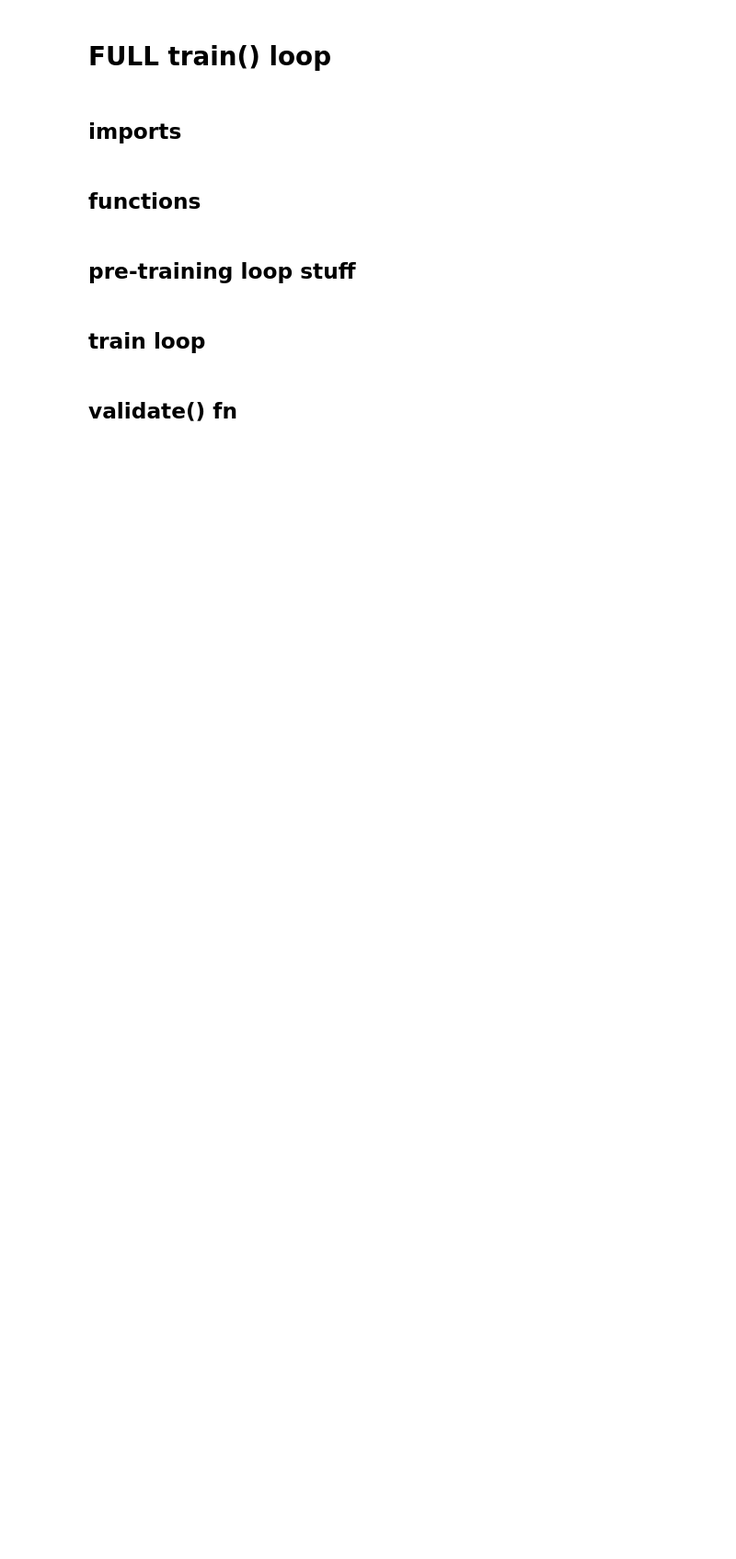
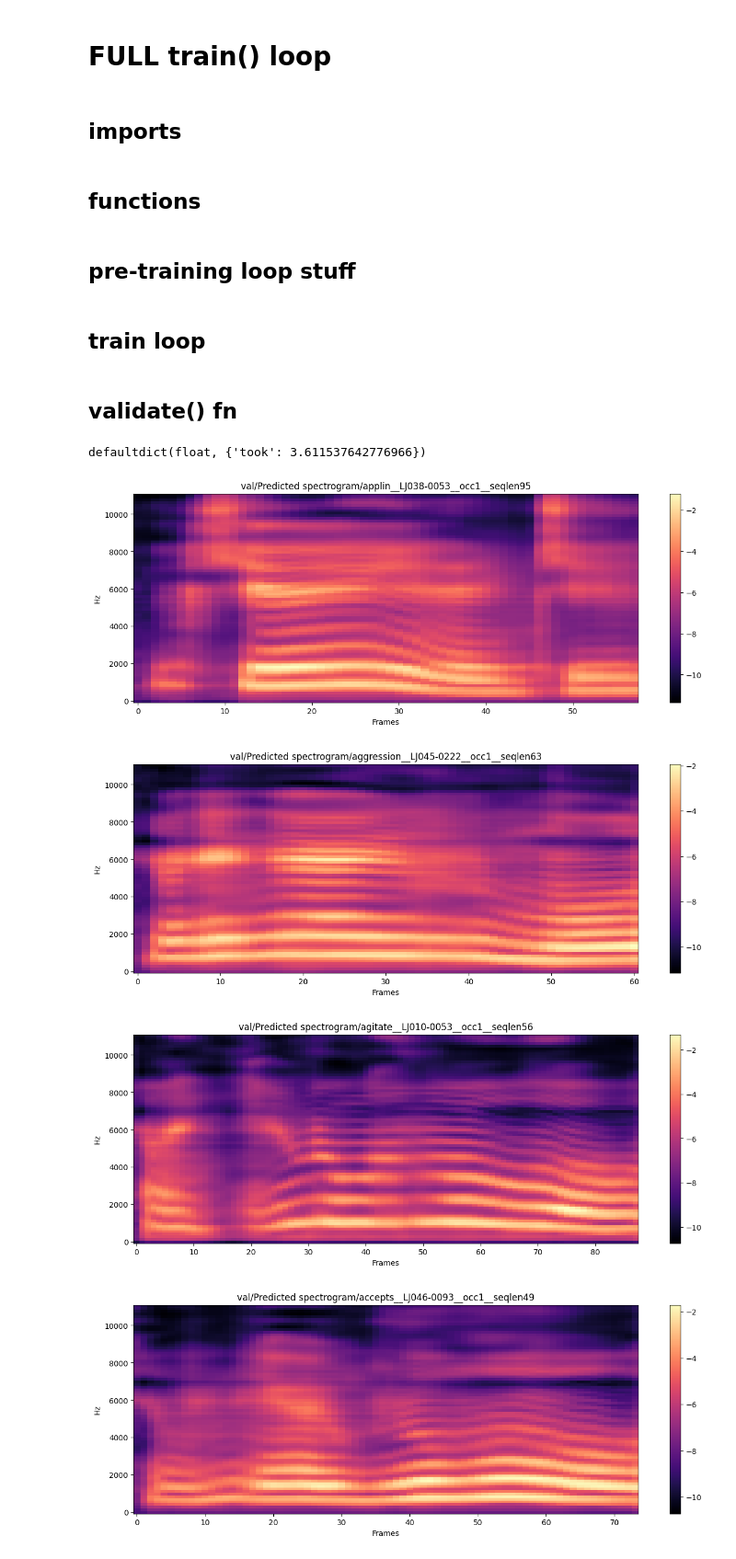
Before and after one commit to jonojace/respeller, a Jupyter notebook: dev_train.ipynb, the cells around one changed output. Shown at 92% size. Drawn from its saved outputs; the diff is of its cells as text; code cells hidden in the pictures; blank space fills up the shorter version.

```diff
--- a/dev_train.ipynb
+++ b/dev_train.ipynb
@@ -432,7 +456,7 @@ class RespellerDataset(torch.utils.data.Dataset):
         return [self.tp.id_to_symbol[id] for id in encoded.tolist()]
 
     @staticmethod
-    def get_seqlen(melfilepath):
+    def get_mel_len(melfilepath):
         return int(melfilepath.split('seqlen')[1].split('.pt')[0])
 
     def __getitem__(self, index):
@@ -798,7 +823,7 @@ for epoch in range(start_epoch, args.epochs + 1):
                              args.warmup_steps)
 
         respeller.zero_grad()
-        quantiser.zero_grad()
+        # quantiser.zero_grad()
 
         x, y = batch_to_gpu(batch) # x: inputs, y: targets
         gt_mel = y["mel_padded"]
@@ -831,7 +856,7 @@ for epoch in range(start_epoch, args.epochs + 1):
         # backpropagation of loss
         loss.backward()
 
-        # log metrics
+        # log metrics to terminal and to wandb
         iter_loss += loss.item()
         iter_time = time.perf_counter() - iter_start_time
         epoch_loss += iter_loss
@@ -844,9 +869,17 @@ for epoch in range(start_epoch, args.epochs + 1):
             iter_loss,
             iter_time,
         )
+
+        wandb.log({"train/train_loss": loss.item()})
         ### Finished Epoch!
 
     epoch_time = time.perf_counter() - epoch_start_time
+
+    wandb.log({
+        "train/epoch": epoch_iter,
+        "train/epoch_time": epoch_time,
+        "train/epoch_loss": epoch_loss / epoch_iter,
+    })
 
     def validate():
         pass
@@ -891,6 +924,8 @@ log_stdout(
 )
 
 validate()
+
+# wandb.finish() # useful in jupyter notebooks
 # %% [markdown]
 ## validate() fn
 # %%
@@ -946,10 +1004,19 @@ def generate_audio(y, fnames, step, vocoder=None, sampling_rate=22050, hop_lengt
                 mel_lens = y[2][::s].cpu().numpy()  # output_lengths
             else:
                 mel_lens = y[1][::s].cpu().numpy().sum(axis=1) - 1
+    audios_to_return = []
     for audio, mel_len, fname in zip(audios, mel_lens, fnames):
         audio = audio[:mel_len * hop_length]
         audio = audio / np.max(np.abs(audio))
         utt_id = os.path.splitext(os.path.basename(fname))[0]
-        logger.log_audio_tb(
-            step, '{}/{}'.format(label, utt_id), audio, sampling_rate, tb_subset='val')
+        # if mode == 'tb':
+        #     logger.log_audio_tb(
+        #         step, '{}/{}'.format(label, utt_id), audio, sampling_rate, tb_subset='val')
+        # elif mode == 'wandb':
+            # audio_name = f"val/{label}/{utt_id}"
+            # wandb.log({audio_name:
+            #    [wandb.Audio(audio, caption=audio_name, sample_rate=sampling_rate)]})
+        audios_to_return.append(audio)
+
+    return audios_to_return
 # %%
@@ -1026,0 +1281,18 @@ validate(
+# %%
+validate(
+    respeller_model=respeller,
+    tts_model=tts,
+    vocoder=vocoder,
+    valset=val_dataset,
+    batch_size=args.batch_size,
+    collate_fn=collate_fn,
+    epoch=0,
+    sampling_rate=args.sampling_rate,
+    hop_length=args.hop_length,
+)
+# %% [output]
+defaultdict(float, {'took': 3.611537642776966})
+[figure, added]
+[figure, added]
+[figure, added]
+[figure, added]
```
Also changed, not shown: parts of 20 cells of this notebook.
